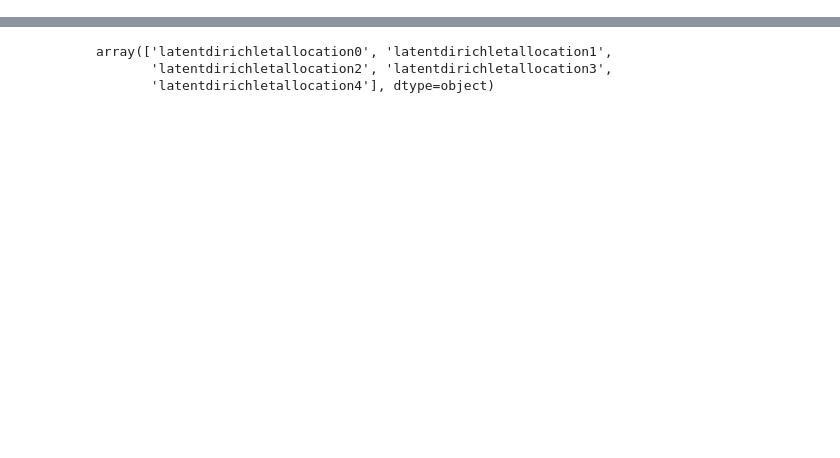
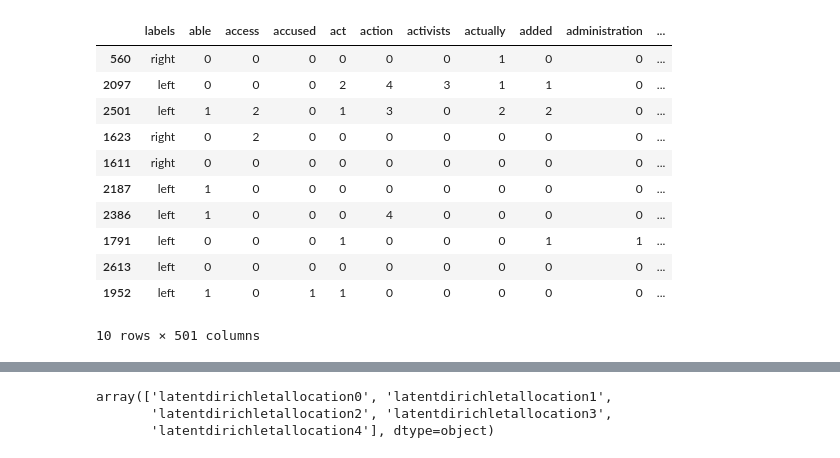
Before and after one commit to daniel-ethridge/text-mining-project, a Jupyter notebook: unsupervised-learning/lda.ipynb, the cells around one changed output, grey strips where cells are left out. Cells and saved outputs as stored; diff of their text form; code cells hidden in the pictures; blank space fills up the shorter version.

```diff
--- a/unsupervised-learning/lda.ipynb
+++ b/unsupervised-learning/lda.ipynb
@@ -8,7 +9,21 @@ import pickle
 from collections import Counter
 # %%
 # Read in raw data
-df = pd.read_csv("../text-mining-project-data/clean/count-4856.csv")
+df = pd.read_csv("../text-mining-project-data/clean/count-500.csv")
+df.sample(10)
+# %% [output]
+|  | labels | able | access | accused | act | action | activists | actually | added | administration | ... |
+| 560 | right | 0 | 0 | 0 | 0 | 0 | 0 | 1 | 0 | 0 | ... |
+| 2097 | left | 0 | 0 | 0 | 2 | 4 | 3 | 1 | 1 | 0 | ... |
+| 2501 | left | 1 | 2 | 0 | 1 | 3 | 0 | 2 | 2 | 0 | ... |
+| 1623 | right | 0 | 2 | 0 | 0 | 0 | 0 | 0 | 0 | 0 | ... |
+| 1611 | right | 0 | 0 | 0 | 0 | 0 | 0 | 0 | 0 | 0 | ... |
+| 2187 | left | 1 | 0 | 0 | 0 | 0 | 0 | 0 | 0 | 0 | ... |
+| 2386 | left | 1 | 0 | 0 | 0 | 4 | 0 | 0 | 0 | 0 | ... |
+| 1791 | left | 0 | 0 | 0 | 1 | 0 | 0 | 0 | 1 | 1 | ... |
+| 2613 | left | 0 | 0 | 0 | 0 | 0 | 0 | 0 | 0 | 0 | ... |
+| 1952 | left | 1 | 0 | 1 | 1 | 0 | 0 | 0 | 0 | 0 | ... |
+10 rows × 501 columns
 # %%
 # Save labels for later (if we need them)
 labels = df["labels"]
```
Also changed, not shown: parts of 13 cells of this notebook, 7 other files.
